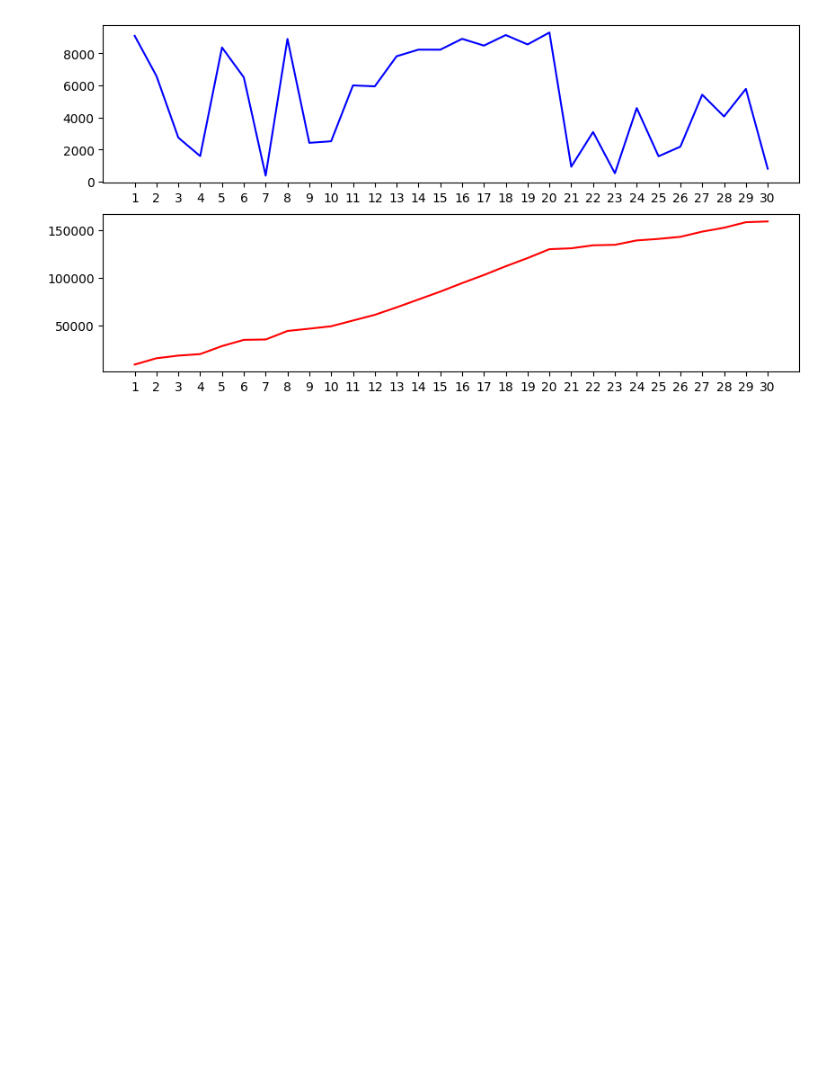
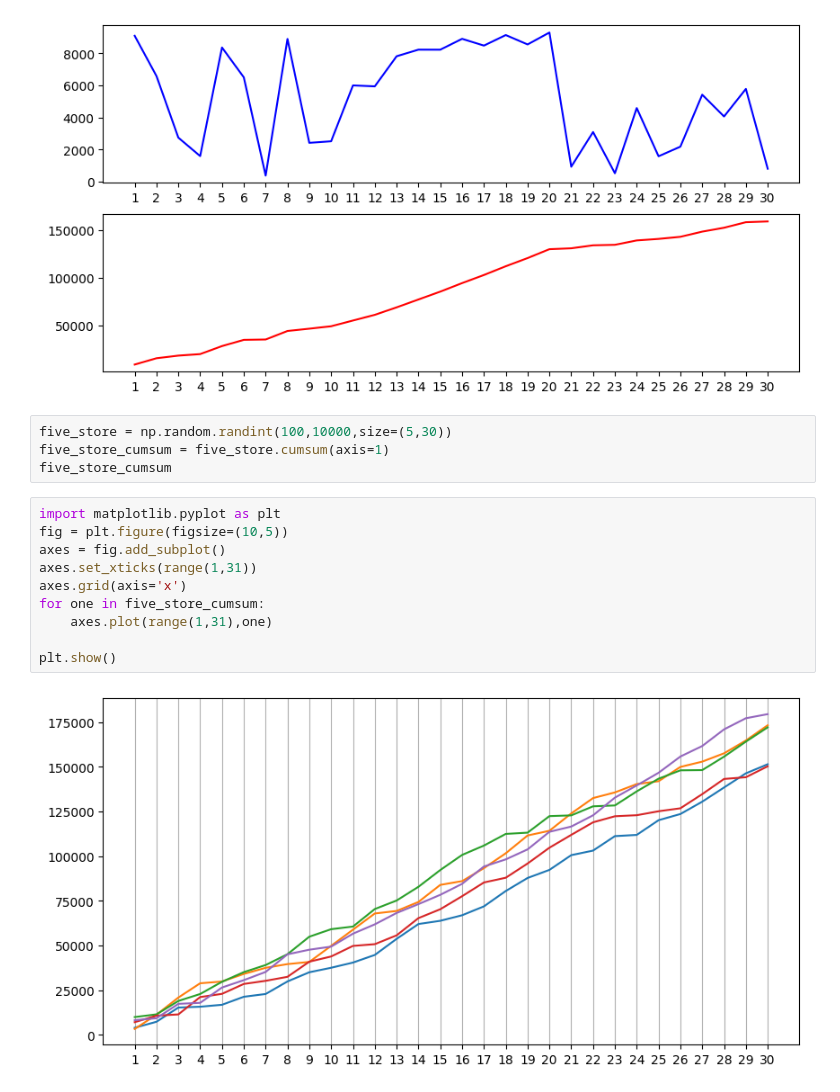
Before and after one commit to roberthsu2003/__2024_10_15__gjun_ai__, a Jupyter notebook: lesson14/lesson14_1.ipynb, the cells around one changed output. Cells and saved outputs as stored; diff of their text form; blank space fills up the shorter version.

```diff
--- a/lesson14/lesson14_1.ipynb
+++ b/lesson14/lesson14_1.ipynb
@@ -72,3 +72,19 @@ axes2.set_xticks(range(1, 31))
 plt.show()
 # %% [output]
 [figure]
+# %%
+five_store = np.random.randint(100,10000,size=(5,30))
+five_store_cumsum = five_store.cumsum(axis=1)
+five_store_cumsum
+# %%
+import matplotlib.pyplot as plt
+fig = plt.figure(figsize=(10,5))
+axes = fig.add_subplot()
+axes.set_xticks(range(1,31))
+axes.grid(axis='x')
+for one in five_store_cumsum:
+    axes.plot(range(1,31),one)
+
+plt.show()
+# %% [output]
+[figure, added]
```
